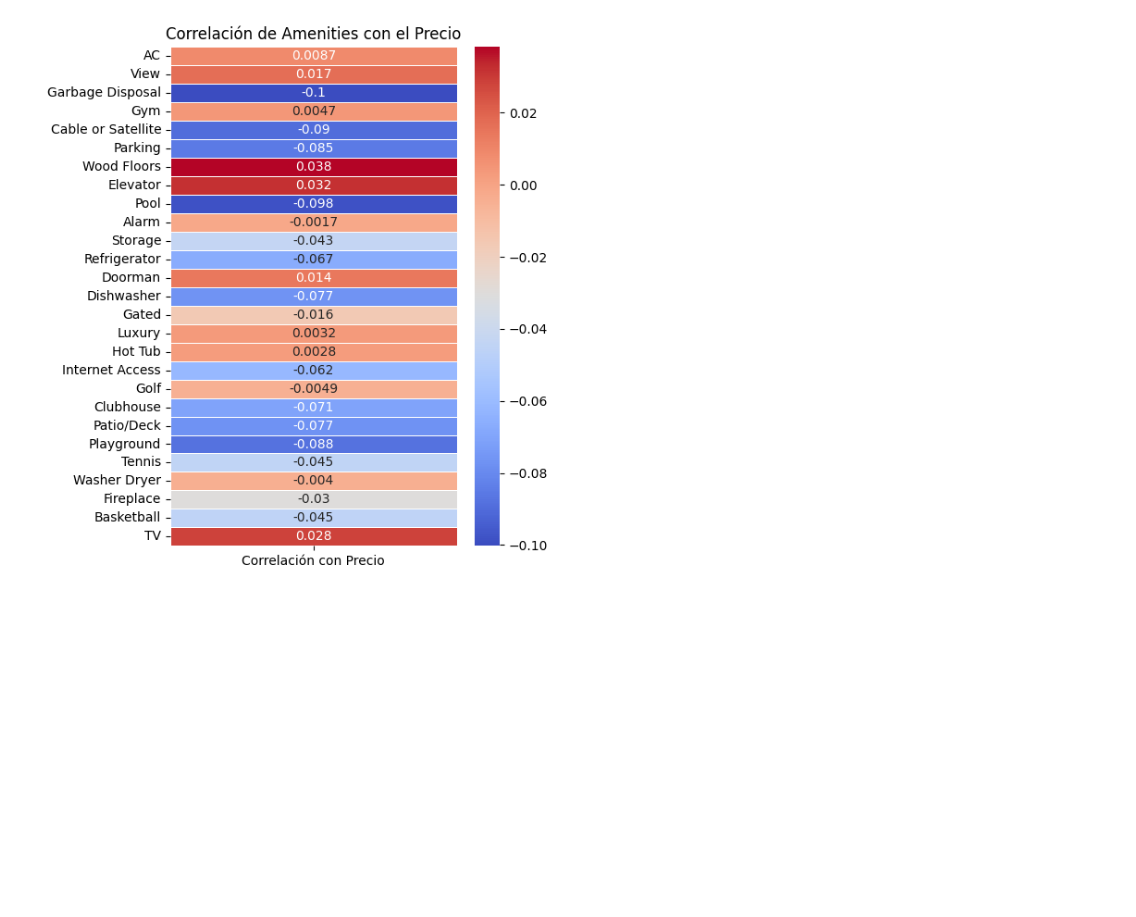
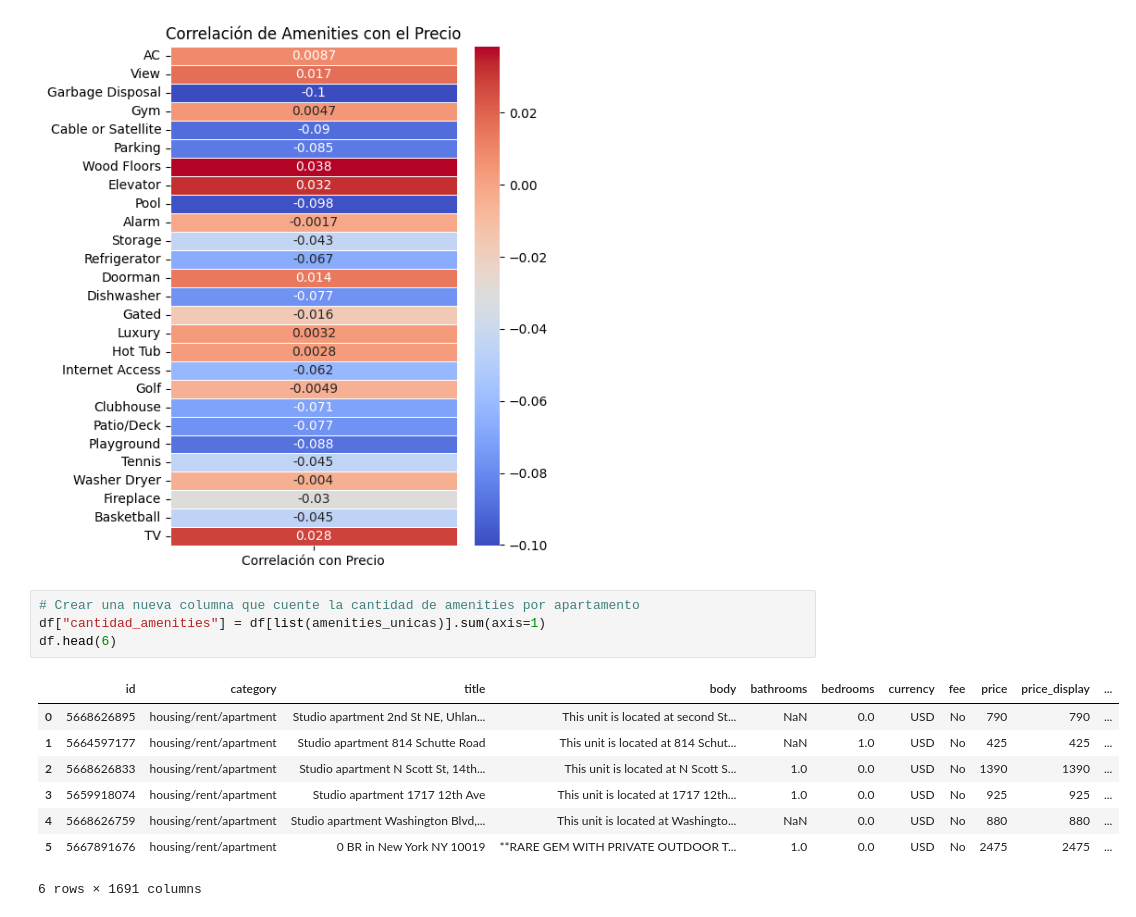
Before and after one commit to andresjulianbolivar/Proyecto1, a Jupyter notebook: Tarea 3/Preparacion_Datos.ipynb, the cells around one changed output. Saved outputs shown, nothing was run; the diff lists cells and outputs as text; blank space fills up the shorter version.

Commit message:
Creacion de nueva columna que cuenta la cantidad de amenities que tiene cada inmueble

```diff
--- a/Tarea 3/Preparacion_Datos.ipynb
+++ b/Tarea 3/Preparacion_Datos.ipynb
@@ -177,3 +170,16 @@ plt.title("Correlación de Amenities con el Precio")
 plt.show()
 # %% [output]
 [figure]
+# %%
+# Crear una nueva columna que cuente la cantidad de amenities por apartamento
+df["cantidad_amenities"] = df[list(amenities_unicas)].sum(axis=1)
+df.head(6)
+# %% [output]
+|  | id | category | title | body | bathrooms | bedrooms | currency | fee | price | price_display | ... |
+| 0 | 5668626895 | housing/rent/apartment | Studio apartment 2nd St NE, Uhlan... | This unit is located at second St... | NaN | 0.0 | USD | No | 790 | 790 | ... |
+| 1 | 5664597177 | housing/rent/apartment | Studio apartment 814 Schutte Road | This unit is located at 814 Schut... | NaN | 1.0 | USD | No | 425 | 425 | ... |
+| 2 | 5668626833 | housing/rent/apartment | Studio apartment N Scott St, 14th... | This unit is located at N Scott S... | 1.0 | 0.0 | USD | No | 1390 | 1390 | ... |
+| 3 | 5659918074 | housing/rent/apartment | Studio apartment 1717 12th Ave | This unit is located at 1717 12th... | 1.0 | 0.0 | USD | No | 925 | 925 | ... |
+| 4 | 5668626759 | housing/rent/apartment | Studio apartment Washington Blvd,... | This unit is located at Washingto... | NaN | 0.0 | USD | No | 880 | 880 | ... |
+| 5 | 5667891676 | housing/rent/apartment | 0 BR in New York NY 10019 | **RARE GEM WITH PRIVATE OUTDOOR T... | 1.0 | 0.0 | USD | No | 2475 | 2475 | ... |
+6 rows × 1691 columns
```
Also changed, not shown: parts of 1 cell of this notebook.
